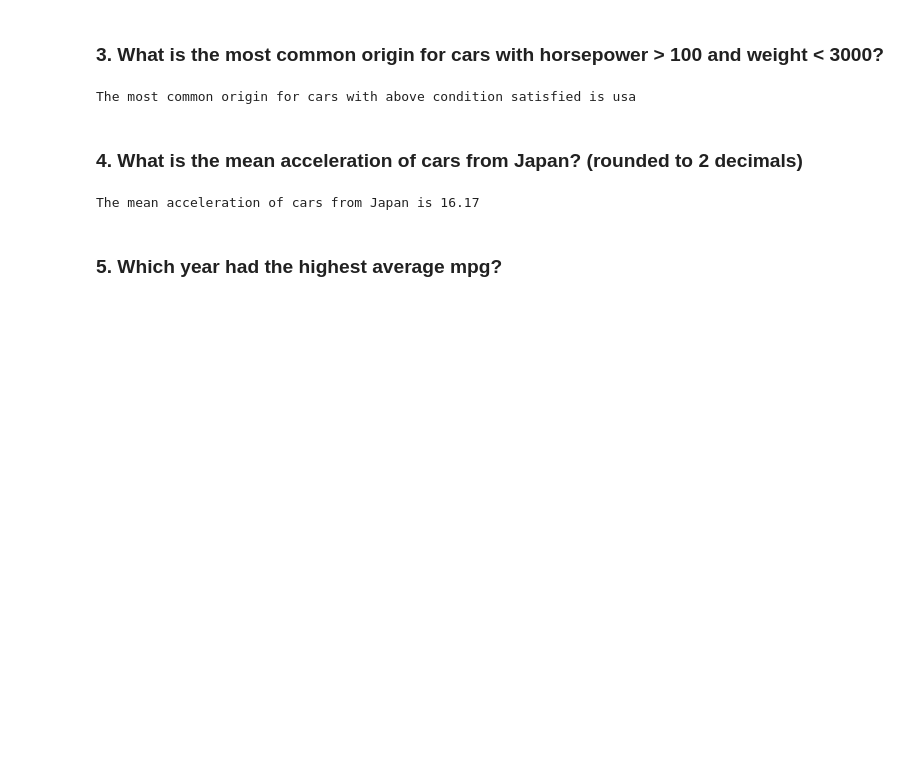
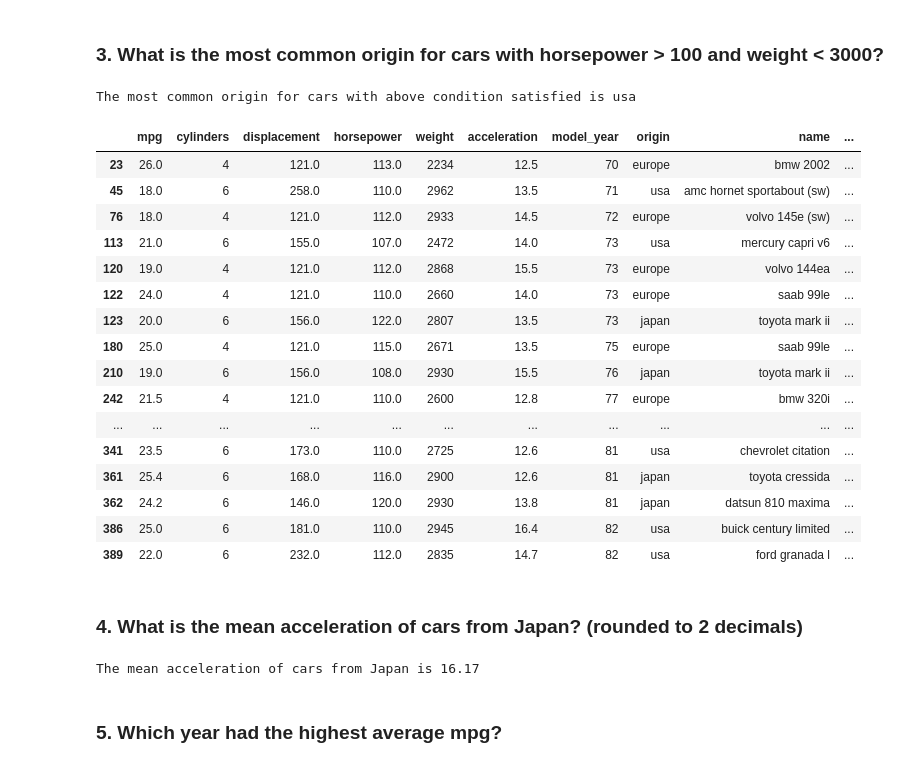
Before and after one commit to 1404Samyak/SummerAnalytics-Quiz_1, a Jupyter notebook: SA2025_W1.ipynb, the cells around one changed output. Drawn from its saved outputs; the diff is of its cells as text; code cells hidden in the pictures; blank space fills up the shorter version.

```diff
--- a/SA2025_W1.ipynb
+++ b/SA2025_W1.ipynb
@@ -175,10 +195,28 @@ So there are 36 cars with mpg value>=35
 # %%
 #your code here
 temp=data[data['horsepower']>100]
 temp=temp[temp['weight']<3000]
 print(f"The most common origin for cars with above condition satisfied is {temp['origin'].mode()[0]}")
+temp
 # %% [output]
 The most common origin for cars with above condition satisfied is usa
+|  | mpg | cylinders | displacement | horsepower | weight | acceleration | model_year | origin | name | ... |
+| 23 | 26.0 | 4 | 121.0 | 113.0 | 2234 | 12.5 | 70 | europe | bmw 2002 | ... |
+| 45 | 18.0 | 6 | 258.0 | 110.0 | 2962 | 13.5 | 71 | usa | amc hornet sportabout (sw) | ... |
+| 76 | 18.0 | 4 | 121.0 | 112.0 | 2933 | 14.5 | 72 | europe | volvo 145e (sw) | ... |
+| 113 | 21.0 | 6 | 155.0 | 107.0 | 2472 | 14.0 | 73 | usa | mercury capri v6 | ... |
+| 120 | 19.0 | 4 | 121.0 | 112.0 | 2868 | 15.5 | 73 | europe | volvo 144ea | ... |
+| 122 | 24.0 | 4 | 121.0 | 110.0 | 2660 | 14.0 | 73 | europe | saab 99le | ... |
+| 123 | 20.0 | 6 | 156.0 | 122.0 | 2807 | 13.5 | 73 | japan | toyota mark ii | ... |
+| 180 | 25.0 | 4 | 121.0 | 115.0 | 2671 | 13.5 | 75 | europe | saab 99le | ... |
+| 210 | 19.0 | 6 | 156.0 | 108.0 | 2930 | 15.5 | 76 | japan | toyota mark ii | ... |
+| 242 | 21.5 | 4 | 121.0 | 110.0 | 2600 | 12.8 | 77 | europe | bmw 320i | ... |
+| ... | ... | ... | ... | ... | ... | ... | ... | ... | ... | ... |
+| 341 | 23.5 | 6 | 173.0 | 110.0 | 2725 | 12.6 | 81 | usa | chevrolet citation | ... |
+| 361 | 25.4 | 6 | 168.0 | 116.0 | 2900 | 12.6 | 81 | japan | toyota cressida | ... |
+| 362 | 24.2 | 6 | 146.0 | 120.0 | 2930 | 13.8 | 81 | japan | datsun 810 maxima | ... |
+| 386 | 25.0 | 6 | 181.0 | 110.0 | 2945 | 16.4 | 82 | usa | buick century limited | ... |
+| 389 | 22.0 | 6 | 232.0 | 112.0 | 2835 | 14.7 | 82 | usa | ford granada l | ... |
 # %% [markdown]
 ### 4. What is the mean acceleration of cars from Japan? (rounded to 2 decimals)
 # %%
```
Also changed, not shown: parts of 5 cells of this notebook.
